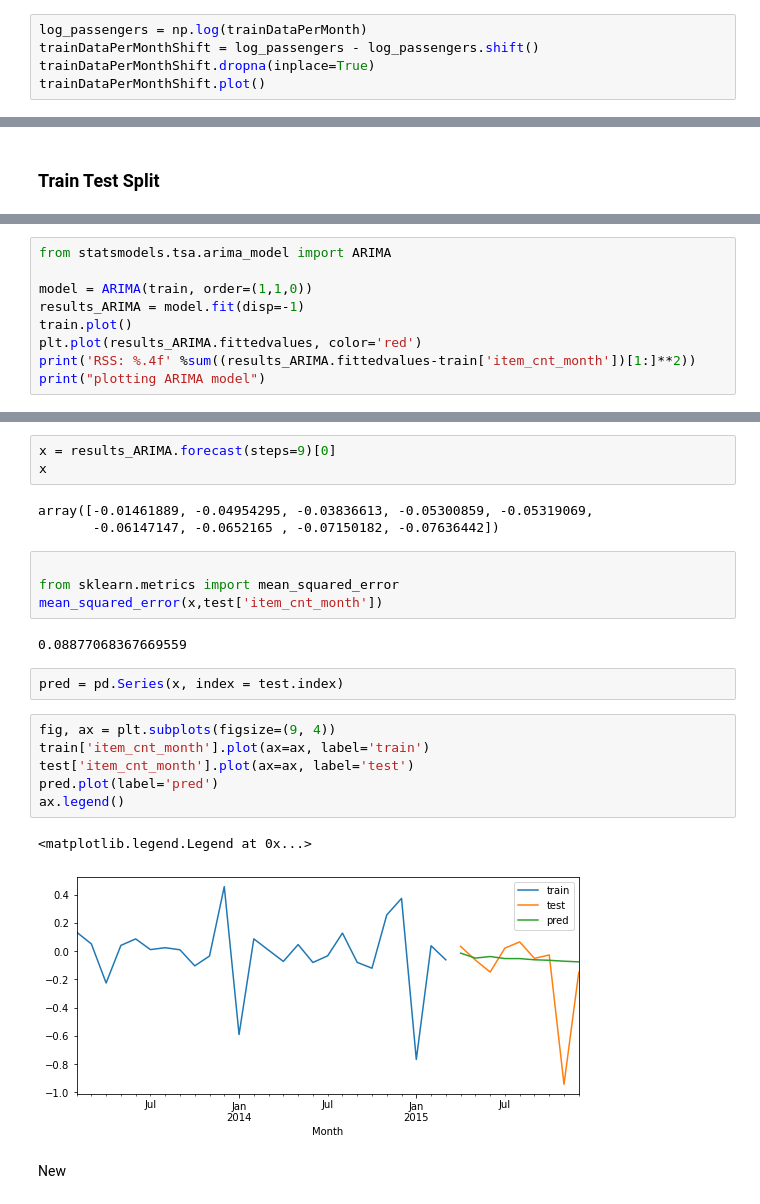
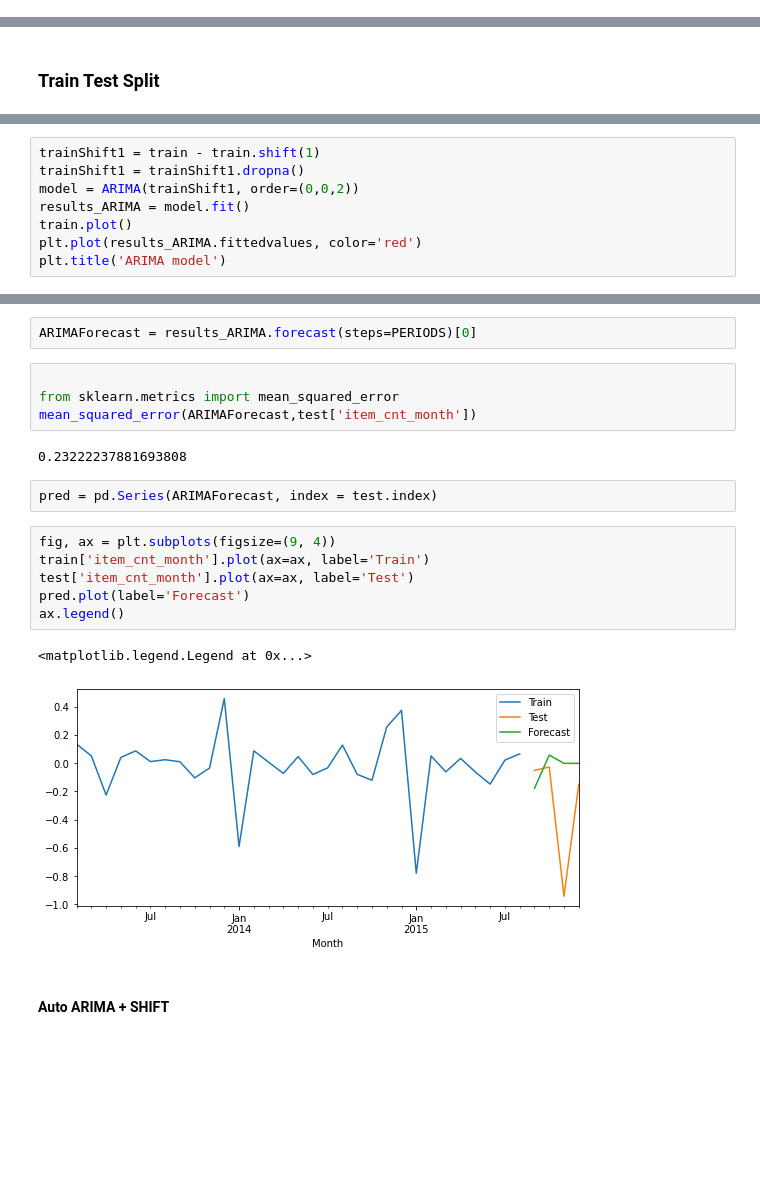
Before and after one commit to anovaYa/DA-Projects, a Jupyter notebook: competitive-data-science-predict-future-sales/Predict Future Sales.ipynb, the cells around one changed output, grey strips where cells are left out. Drawn from its saved outputs; the diff is of its cells as text; blank space fills up the shorter version.

```diff
--- a/competitive-data-science-predict-future-sales/Predict Future Sales.ipynb
+++ b/competitive-data-science-predict-future-sales/Predict Future Sales.ipynb
@@ -215,8 +219,3 @@ dtype: float64
 The p-value is greater than the critical value of 0.05. The series is not stationary
 # %% [markdown]
 ## Forecasting
-# %%
-log_passengers = np.log(trainDataPerMonth)
-trainDataPerMonthShift = log_passengers - log_passengers.shift()
-trainDataPerMonthShift.dropna(inplace=True)
-trainDataPerMonthShift.plot()
@@ -264,10 +242,9 @@ Test dates  : 2015-04 --- 2015-12  (n=9)
 # %%
-from statsmodels.tsa.arima_model import ARIMA
-
-model = ARIMA(train, order=(1,1,0))
-results_ARIMA = model.fit(disp=-1)
+trainShift1 = train - train.shift(1)
+trainShift1 = trainShift1.dropna()
+model = ARIMA(trainShift1, order=(0,0,2))
+results_ARIMA = model.fit()
 train.plot()
 plt.plot(results_ARIMA.fittedvalues, color='red')
-print('RSS: %.4f' %sum((results_ARIMA.fittedvalues-train['item_cnt_month'])[1:]**2))
-print("plotting ARIMA model")
+plt.title('ARIMA model')
 # %% [output]
@@ -282,28 +258,24 @@ results_ARIMA.plot_predict(1,40)
 # %%
-x = results_ARIMA.forecast(steps=9)[0]
-x
+ARIMAForecast = results_ARIMA.forecast(steps=PERIODS)[0]
-# %% [output]
-array([-0.01461889, -0.04954295, -0.03836613, -0.05300859, -0.05319069,
-       -0.06147147, -0.0652165 , -0.07150182, -0.07636442])
 # %%
 
 from sklearn.metrics import mean_squared_error
-mean_squared_error(x,test['item_cnt_month'])
+mean_squared_error(ARIMAForecast,test['item_cnt_month'])
 # %% [output]
-0.08877068367669559
+0.23222237881693808
 # %%
-pred = pd.Series(x, index = test.index)
+pred = pd.Series(ARIMAForecast, index = test.index)
 # %%
 fig, ax = plt.subplots(figsize=(9, 4))
-train['item_cnt_month'].plot(ax=ax, label='train')
-test['item_cnt_month'].plot(ax=ax, label='test')
-pred.plot(label='pred')
+train['item_cnt_month'].plot(ax=ax, label='Train')
+test['item_cnt_month'].plot(ax=ax, label='Test')
+pred.plot(label='Forecast')
 ax.legend()
 # %% [output]
 <matplotlib.legend.Legend at 0x...>
-[figure, old version]
+[figure, new version]
 # %% [markdown]
-New
+#### Auto ARIMA + SHIFT
 # %%
 trainDataPerMonthDiff = trainDataPerMonth - trainDataPerMonth.shift()
 trainDataPerMonthDiff = trainDataPerMonthDiff.dropna()
```
Also changed, not shown: parts of 32 cells of this notebook, 1 other file.
